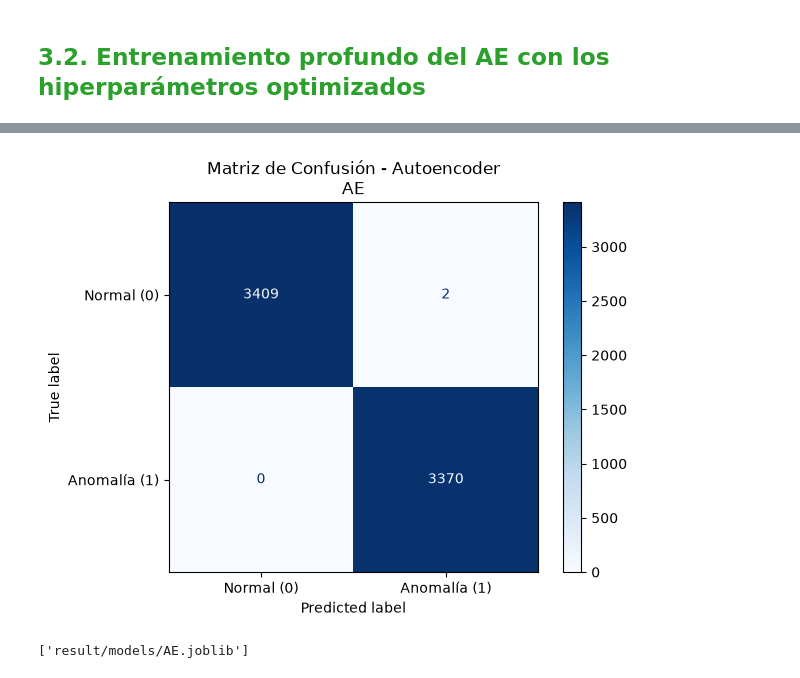
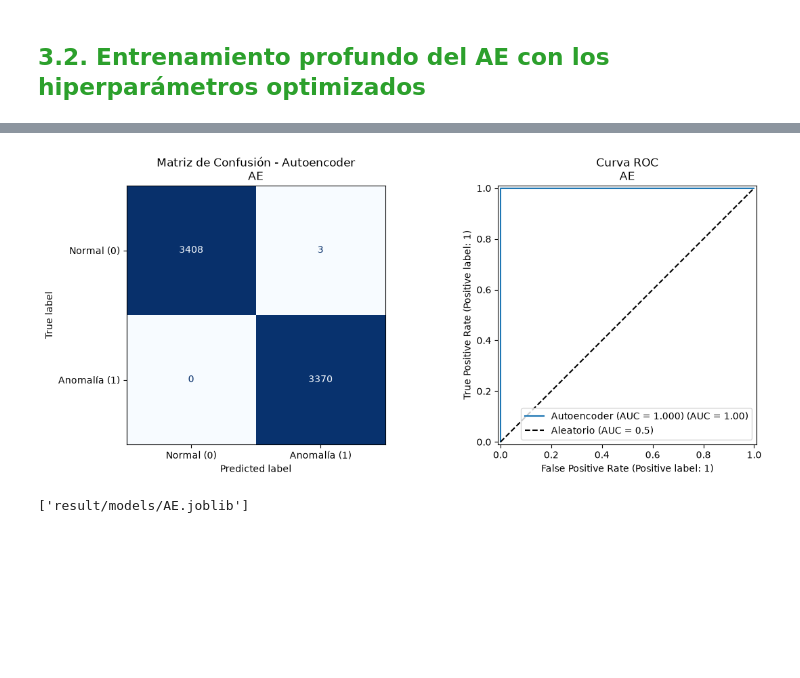
Before and after one commit to juanakin-skywalker/tfm-microservices-anomaly-detection, a Jupyter notebook: server1/deteccion_anomalias_AE.ipynb, the cells around one changed output, grey strips where cells are left out. Saved outputs shown, nothing was run; the diff lists cells and outputs as text; code cells hidden in the pictures; blank space fills up the shorter version.

```diff
--- a/server1/deteccion_anomalias_AE.ipynb
+++ b/server1/deteccion_anomalias_AE.ipynb
@@ -75,7 +74,6 @@ len(lista_label)
 54
 # %%
 df_result=df[ ['vector_id','execution_name','label'] ].copy()
-df_result['split_type'] = 'unknown'
 # %%
 df_result
 # %% [output]
@@ -103,0 +100,5 @@ with open(filename, "r", encoding="utf-8") as f:
+# %%
+SQL='select * from vectores_split'
+df_split = pd.read_sql(SQL, engine)
+# %%
+df_result = pd.merge(df_result, df_split, on="vector_id", how="inner")
@@ -341,6 +311,8 @@ input_dim = X_correct_train.shape[1]
 #1. Recuperamos los parametros de la optimizacion
 
 best_params = study.best_params
+# Entrenar con un número mayor de épocas
+best_params['epochs']= 500
 print("=== CONFIGURACIÓN DEFINITIVA ===")
 print(best_params)
 
@@ -361,19 +333,17 @@ early_stopping_final = EarlyStopping(
     verbose=1
 )
 
-# 4. Entrenar con un número mayor de épocas (ej: 200) respaldado por tu función
-epochs_final = 500
 
 print("\nIniciando entrenamiento del modelo definitivo...")
 history_final = autoencoder_final.fit(
     X_correct_train, X_correct_train,
-    batch_size=best_params['batch_size'],
-    epochs=epochs_final,
-    callbacks=[early_stopping_final],
-    verbose=1  # verbose=1 para ver la evolución en directo
+    batch_size = best_params['batch_size'],
+    epochs     = best_params['epochs'],
+    callbacks  = [early_stopping_final],
+    verbose    = 1  # verbose=1 para ver la evolución en directo
 )
 
 print(f"\n¡Entrenamiento finalizado!")
-print(f"Épocas reales ejecutadas: {len(history_final.history['loss'])} / {epochs_final}")
+print(f"Épocas reales ejecutadas: {len(history_final.history['loss'])} / {best_params['epochs']}")
 print(f"Loss (MSE) final: {history_final.history['loss'][-1]:.6f}")
 # %% [output]
@@ -393,4 +379,6 @@ threshold = np.percentile(train_scores, threshold_percentil_scores)
 # %%
+
+
 # Calcular los scores (Error de reconstrucción MSE por muestra) para X_test
 print("\nCalculando errores de reconstrucción en el conjunto de test...")
 reconstructions = autoencoder.predict(X_test)
@@ -399,13 +387,10 @@ scores = np.mean(np.power(X_test - reconstructions, 2), axis=1)
 reconstructions_train = autoencoder.predict(X_correct_train)
 train_scores = np.mean(np.power(X_correct_train - reconstructions_train, 2), axis=1)
 
-
 # Predicción: Si el MSE supera el umbral es anomalía (1), si no, normal (0)
 Y_pred = np.where(scores > threshold, 1, 0)
 
 model_name = f'AE'
-
-
 
 df_result[f'result_({model_name})'] = float('nan')
 df_result[f'scores_({model_name})'] = float('nan')
@@ -415,6 +400,9 @@ df_result.loc[idx_test, f'scores_({model_name})'] = scores
 # Mapeo de etiquetas reales (0 = normal/correct, 1 = anomalía)
 y_true = df_result.loc[idx_test, 'label'].apply(lambda x: 0 if x == 'correct' else 1)
 y_pred = df_result.loc[idx_test, f'result_({model_name})']
+
+# Cálculo del AUC-ROC (en el Autoencoder, a mayor error de reconstrucción / score, mayor probabilidad de anomalía)
+roc_auc = roc_auc_score(y_true, scores)
 
 # 1. Componentes de la matriz de confusión
 cm = confusion_matrix(y_true, y_pred, labels=[0, 1])
@@ -430,8 +418,7 @@ f1 = f1_score(y_true, y_pred, zero_division=0)
 parametros = best_params.copy()
 parametros['threshold_percentil_scores'] = threshold_percentil_scores
 
-
-# 3. Guardar en el registro
+# 3. Guardar en el registro (añadiendo roc_auc)
 reg_resultado_algoritmo = {
     'test_name': model_name,
     'parametros': json.dumps(parametros),
@@ -443,17 +430,33 @@ reg_resultado_algoritmo = {
     'precision': float(precision),
     'recall': float(recall),
     'specificity': float(specificity),
-    'f1_score': float(f1)
+    'f1_score': float(f1),
+    'roc_auc': float(roc_auc)
 }
 
-# Si quieres mantener la estructura de lista para un DataFrame posterior:
 lista_result.append(reg_resultado_algoritmo)
 df_anomaly_detection_summary = pd.DataFrame(lista_result)
 
-# 4. Visualizar la matriz de confusión
-disp = ConfusionMatrixDisplay(confusion_matrix=cm, display_labels=['Normal (0)', 'Anomalía (1)'])
-disp.plot(cmap='Blues')
-plt.title(f'Matriz de Confusión - Autoencoder\n{model_name}')
+# 4. Visualización conjunta (Matriz de Confusión a la izquierda, Curva ROC a la derecha)
+fig, axes = plt.subplots(1, 2, figsize=(12, 5))
+
+# Gráfica izquierda: Matriz de Confusión
+disp_cm = ConfusionMatrixDisplay(confusion_matrix=cm, display_labels=['Normal (0)', 'Anomalía (1)'])
+disp_cm.plot(ax=axes[0], cmap='Blues', colorbar=False)
+axes[0].set_title(f'Matriz de Confusión - Autoencoder\n{model_name}')
+
+# Gráfica derecha: Curva ROC
+RocCurveDisplay.from_predictions(
+    y_true,
+    scores,
+    ax=axes[1],
+    name=f'Autoencoder (AUC = {roc_auc:.3f})'
+)
+axes[1].plot([0, 1], [0, 1], 'k--', label='Aleatorio (AUC = 0.5)')
+axes[1].set_title(f'Curva ROC\n{model_name}')
+axes[1].legend(loc='lower right')
+
+plt.tight_layout()
 plt.show()
 # %% [output]
 Calculando errores de reconstrucción en el conjunto de test...
@@ -462,4 +465,4 @@ Calculando errores de reconstrucción en el conjunto de test...
-[figure, old version]
+[figure, new version]
 # %%
 paquete_autoencoder = {
     'model': autoencoder_final,                # El modelo de Keras ya entrenado
```
Also changed, not shown: parts of 37 cells of this notebook, 5 other files.
